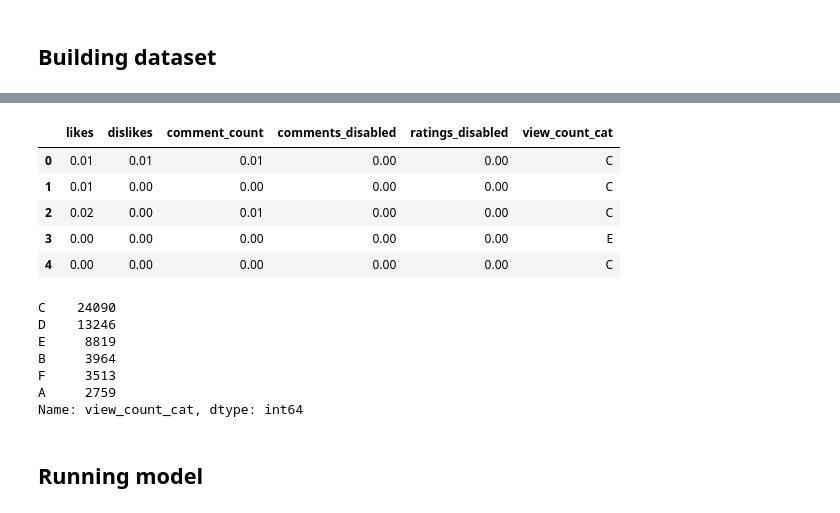
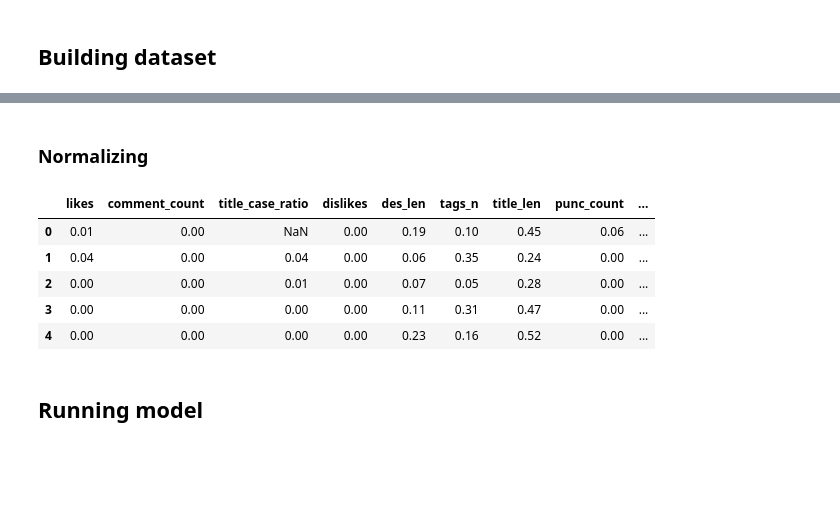
Before and after one commit to MRDVGroupProjectCSPB4502/MRDVGroupProjectCSPB4502, a Jupyter notebook: src/Rouzbeh/random forest.ipynb, the cells around one changed output, grey strips where cells are left out. Drawn from its saved outputs; the diff is of its cells as text; code cells hidden in the pictures; blank space fills up the shorter version.

```diff
--- a/src/Rouzbeh/random forest.ipynb
+++ b/src/Rouzbeh/random forest.ipynb
@@ -228,0 +264,5 @@ dtype: object
+# %%
+cat_cols = cat_cols[:-1]     # remove target variable
+# %%
+dums = pd.get_dummies(df[cat_cols])
+dums
@@ -228,0 +283,5 @@ dtype: object
+# %%
+# columns not used in one hot encoding
+
+cols = list(set(df.columns) - set(cat_cols))
+cols
@@ -228,0 +298,9 @@ dtype: object
+# %%
+# join one hot columns to
+df = df[cols].copy()
+df = df.join(dums)
+
+# move target variable to the end of the dataframe
+temp = df['view_count_cat']
+df = df.drop(columns='view_count_cat')
+df['view_count_cat'] = temp
@@ -229,24 +320,15 @@ dtype: object
+# %% [markdown]
+### Normalizing
 # %%
-df = df['likes dislikes comment_count comments_disabled ratings_disabled view_count_cat'.split()]
 df_norm = min_max_scale(df.copy())
 df_norm.head()
 # %% [output]
-|  | likes | dislikes | comment_count | comments_disabled | ratings_disabled | view_count_cat |
-| 0 | 0.01 | 0.01 | 0.01 | 0.00 | 0.00 | C |
-| 1 | 0.01 | 0.00 | 0.00 | 0.00 | 0.00 | C |
-| 2 | 0.02 | 0.00 | 0.01 | 0.00 | 0.00 | C |
-| 3 | 0.00 | 0.00 | 0.00 | 0.00 | 0.00 | E |
-| 4 | 0.00 | 0.00 | 0.00 | 0.00 | 0.00 | C |
+|  | likes | comment_count | title_case_ratio | dislikes | des_len | tags_n | title_len | punc_count | ... |
+| 0 | 0.01 | 0.00 | NaN | 0.00 | 0.19 | 0.10 | 0.45 | 0.06 | ... |
+| 1 | 0.04 | 0.00 | 0.04 | 0.00 | 0.06 | 0.35 | 0.24 | 0.00 | ... |
+| 2 | 0.00 | 0.00 | 0.01 | 0.00 | 0.07 | 0.05 | 0.28 | 0.00 | ... |
+| 3 | 0.00 | 0.00 | 0.00 | 0.00 | 0.11 | 0.31 | 0.47 | 0.00 | ... |
+| 4 | 0.00 | 0.00 | 0.00 | 0.00 | 0.23 | 0.16 | 0.52 | 0.00 | ... |
-# %%
-df_norm['view_count_cat'].value_counts()
-# %% [output]
-C    24090
-D    13246
-E     8819
-B     3964
-F     3513
-A     2759
-Name: view_count_cat, dtype: int64
 # %% [markdown]
 ## Running model
 # %%
```
Also changed, not shown: parts of 41 cells of this notebook, 2 other files.
